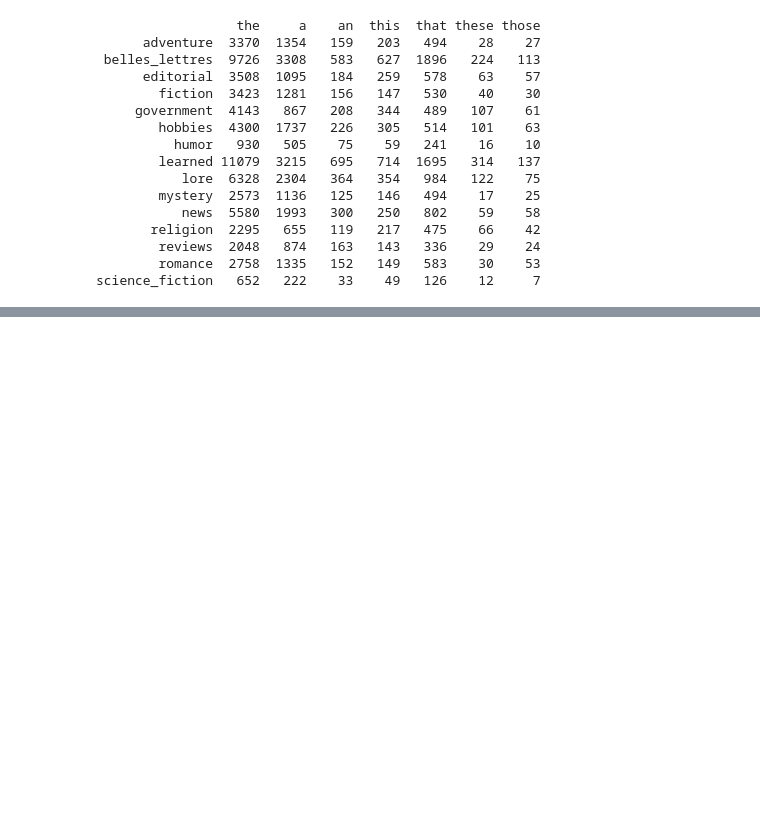
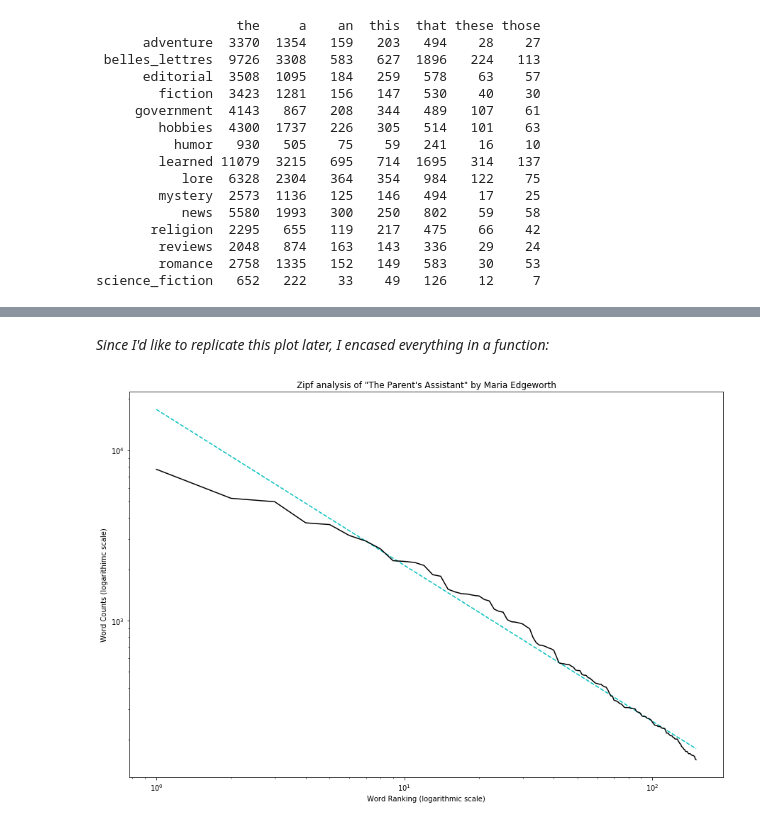
Before and after one commit to STRZGR/Natural-Language-Processing-with-Python-Analyzing-Text-with-the-Natural-Language-Toolkit, a Jupyter notebook: Chapter 02/NLTK Chapter 2 - Exercises.ipynb, the cells around one changed output, grey strips where cells are left out. Saved outputs shown, nothing was run; the diff lists cells and outputs as text; code cells hidden in the pictures; blank space fills up the shorter version.

```diff
--- a/Chapter 02/NLTK Chapter 2 - Exercises.ipynb
+++ b/Chapter 02/NLTK Chapter 2 - Exercises.ipynb
@@ -932,0 +986,14 @@ science_fiction   652   222    33    49   126    12     7
+# %%
+def coerce_to_list(text):
+    """
+    Coerces nested list or string to a flat list.
+    """
+
+    # flatten nested lists
+    if type(text[0]) == list:
+        text = [i for s in text for i in s]
+    # convert strings to lists
+    elif type(text) == str:
+        text = text.split(" ")
+
+    return list(text)
@@ -932,0 +1127,3 @@ science_fiction   652   222    33    49   126    12     7
+# %%
+ep = [w.lower() for w in gutenberg.words('edgeworth-parents.txt') if w.isalpha()]
+fd = nltk.FreqDist(ep)
@@ -932,0 +1144,5 @@ science_fiction   652   222    33    49   126    12     7
+# %%
+ranks_counts = [(ranks + 1, counts) for ranks, counts in enumerate([counts for words, counts in fd.most_common(150)])]
+ranks, counts = zip(*ranks_counts)
+# %% [markdown]
+*Since I'd like to replicate this plot later, I encased everything in a function:*
@@ -932,0 +1208,4 @@ science_fiction   652   222    33    49   126    12     7
+# %%
+plot_Zipf(gutenberg.words('edgeworth-parents.txt'), title = '"The Parent\'s Assistant" by Maria Edgeworth', plot_style = 'k-')
+# %% [output]
+[figure, added]
```
Also changed, not shown: parts of 69 cells of this notebook.
